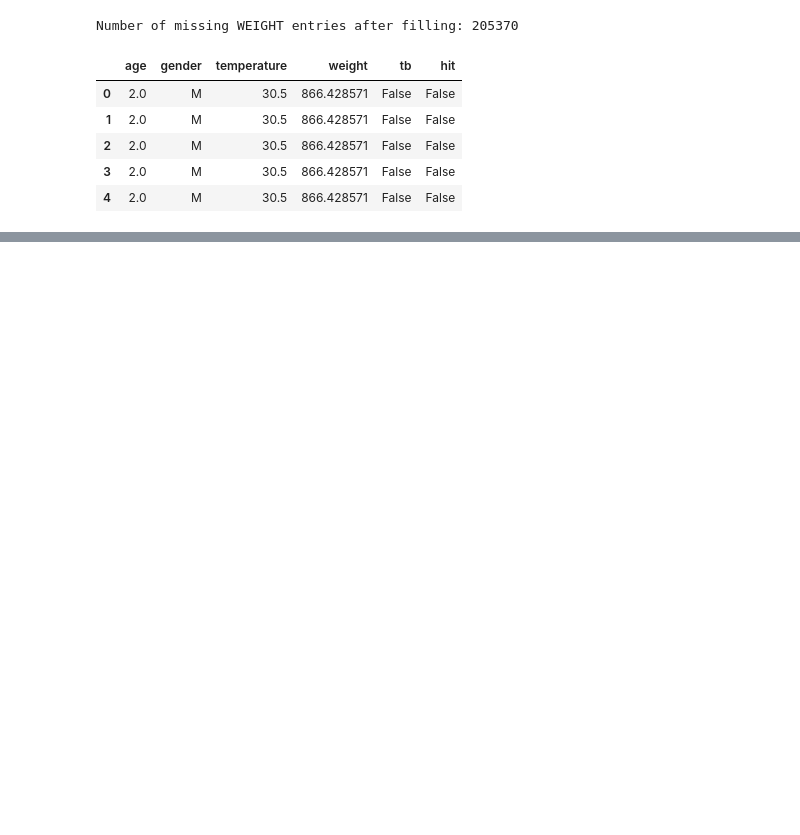
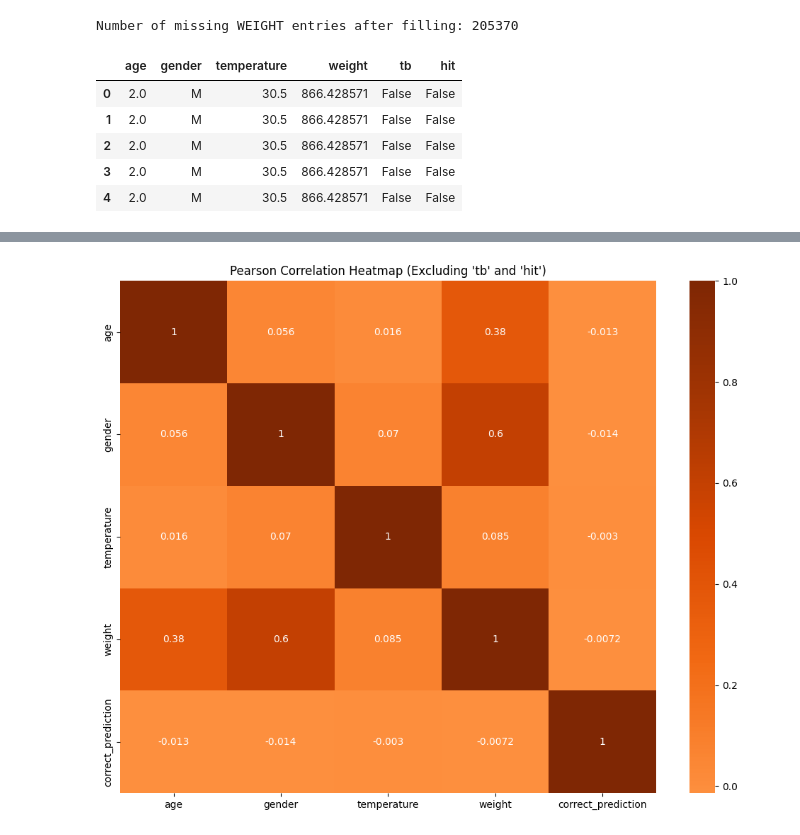
Before and after one commit to Valentin-Janclaes/Hackathon_Winning_Team_2025, a Jupyter notebook: VALENTIN.ipynb, the cells around one changed output, grey strips where cells are left out. Saved outputs shown, nothing was run; the diff lists cells and outputs as text; code cells hidden in the pictures; blank space fills up the shorter version.

```diff
--- a/VALENTIN.ipynb
+++ b/VALENTIN.ipynb
@@ -200,0 +233,18 @@ df_linec_filled.head()
+# %%
+import seaborn as sns
+import matplotlib.pyplot as plt
+
+# Drop 'tb' and 'hit' columns if they exist
+df_corr = df_linec_filled.drop(columns=['tb', 'hit'], errors='ignore')
+
+# Compute Pearson correlation matrix for numeric columns
+corr_matrix = df_corr.corr(method="pearson", numeric_only=True)
+
+# Plot the heatmap
+plt.figure(figsize=(10, 8))
+sns.heatmap(corr_matrix, annot=True, cmap="Oranges", center=0)
+plt.title("Pearson Correlation Heatmap (Excluding 'tb' and 'hit')")
+plt.tight_layout()
+plt.show()
+# %% [output]
+[figure, added]
```
Also changed, not shown: parts of 9 cells of this notebook.
